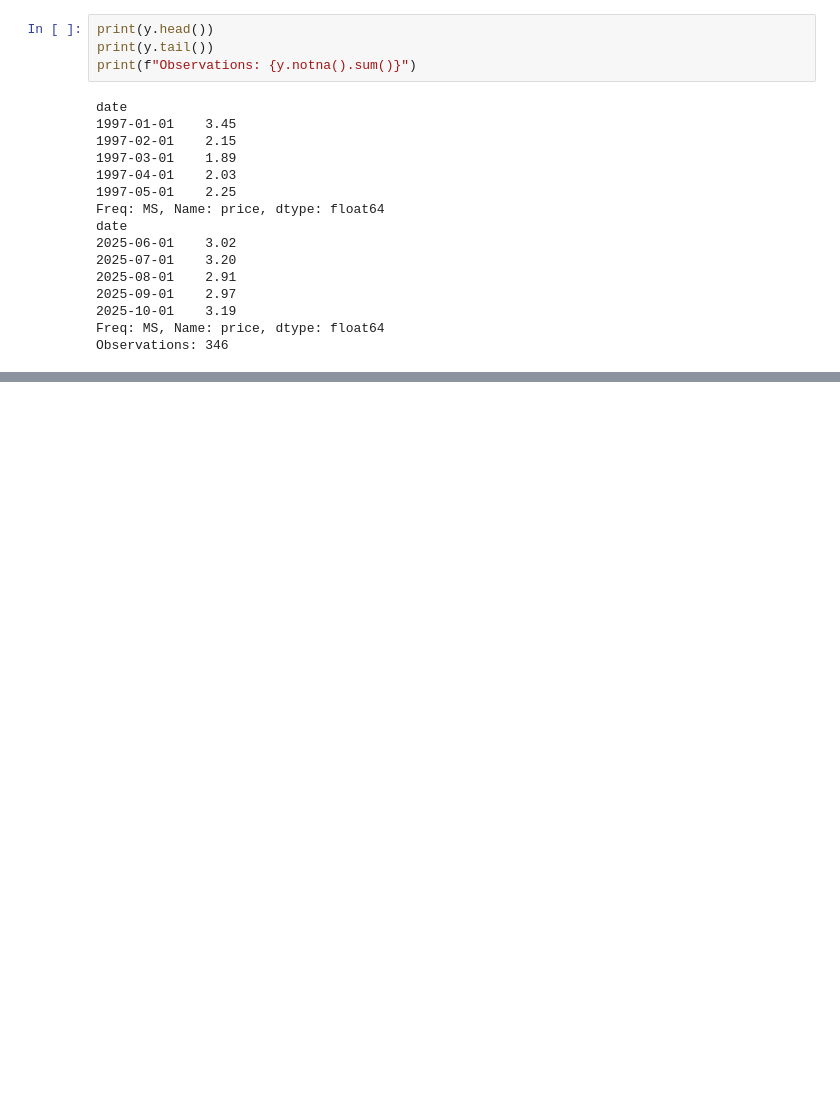
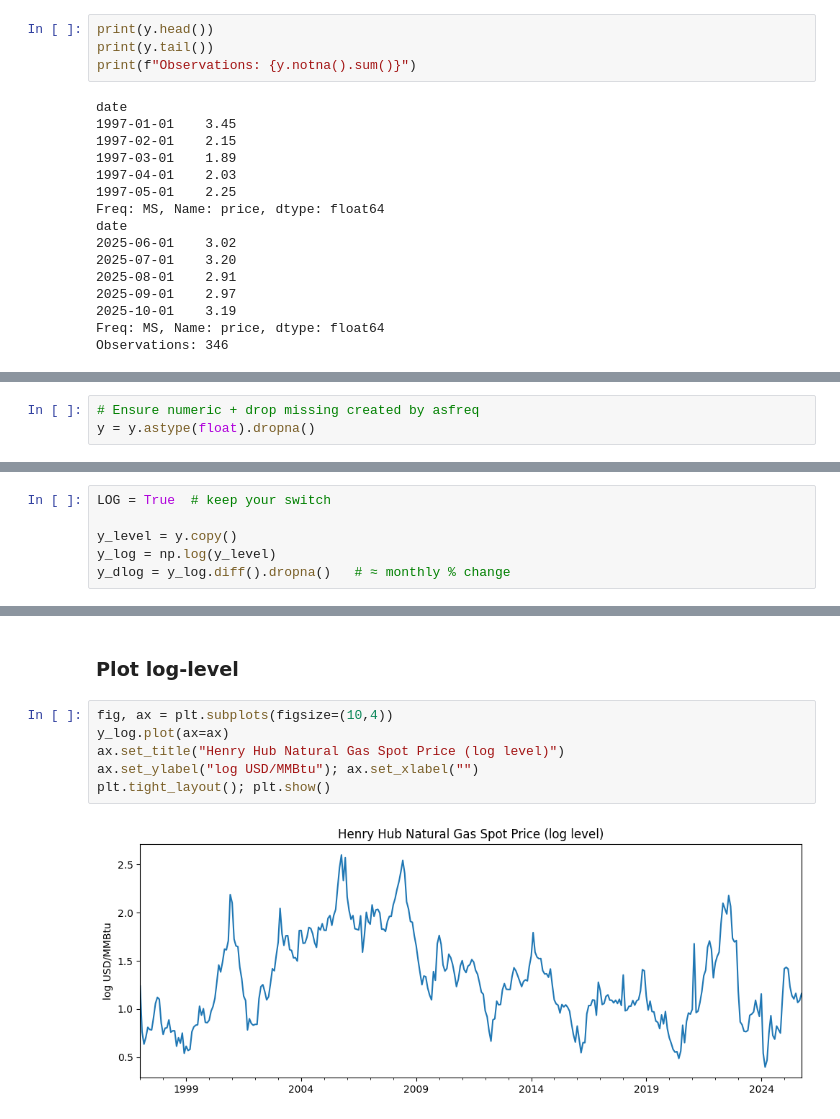
Before and after one commit to StefaniaLavarda/Time_Series_Project, a Jupyter notebook: eda.ipynb, the cells around one changed output, grey strips where cells are left out. Saved outputs shown, nothing was run; the diff lists cells and outputs as text; blank space fills up the shorter version.

```diff
--- a/eda.ipynb
+++ b/eda.ipynb
@@ -58,0 +61,3 @@ plt.show()
+# %%
+# Ensure numeric + drop missing created by asfreq
+y = y.astype(float).dropna()
@@ -58,0 +84,6 @@ plt.show()
+# %%
+LOG = True  # keep your switch
+
+y_level = y.copy()
+y_log = np.log(y_level)
+y_dlog = y_log.diff().dropna()   # ≈ monthly % change
@@ -58,0 +104,10 @@ plt.show()
+# %% [markdown]
+### Plot log-level
+# %%
+fig, ax = plt.subplots(figsize=(10,4))
+y_log.plot(ax=ax)
+ax.set_title("Henry Hub Natural Gas Spot Price (log level)")
+ax.set_ylabel("log USD/MMBtu"); ax.set_xlabel("")
+plt.tight_layout(); plt.show()
+# %% [output]
+[figure, added]
```
Also changed, not shown: parts of 19 cells of this notebook.
